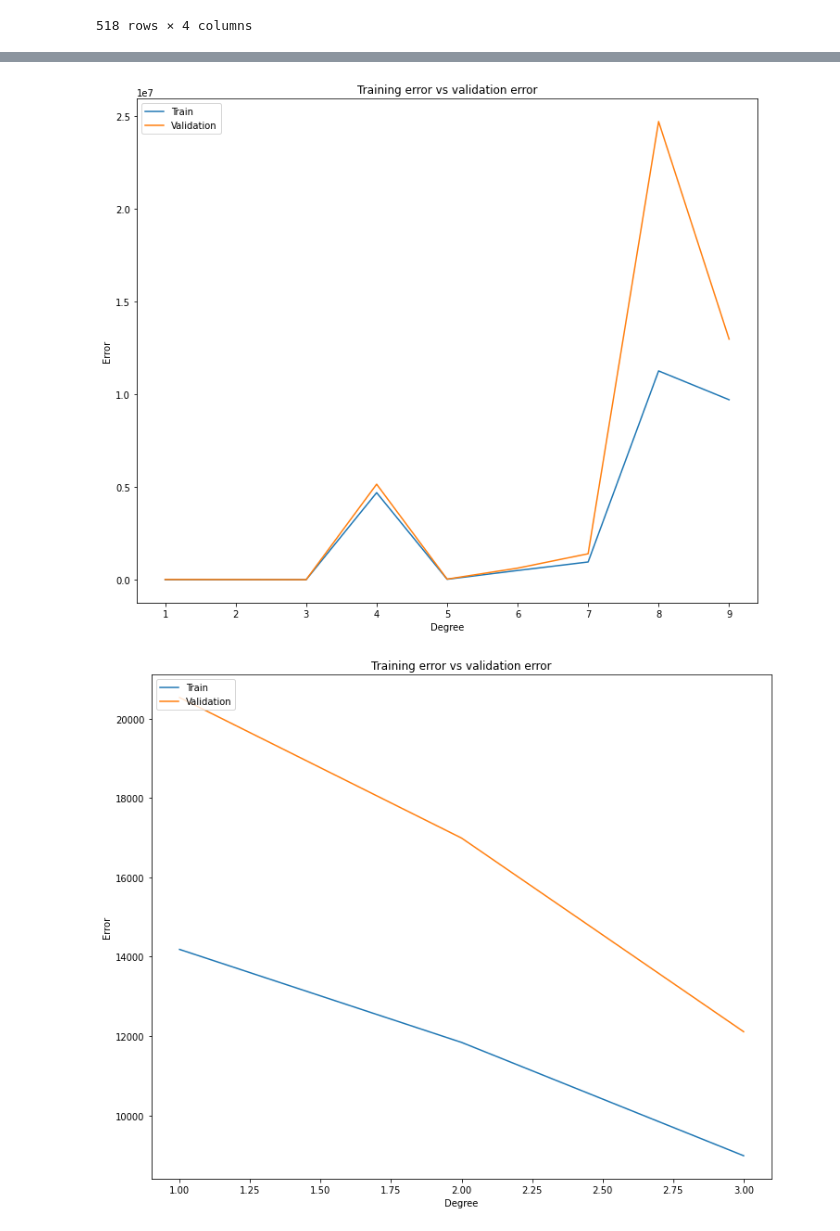
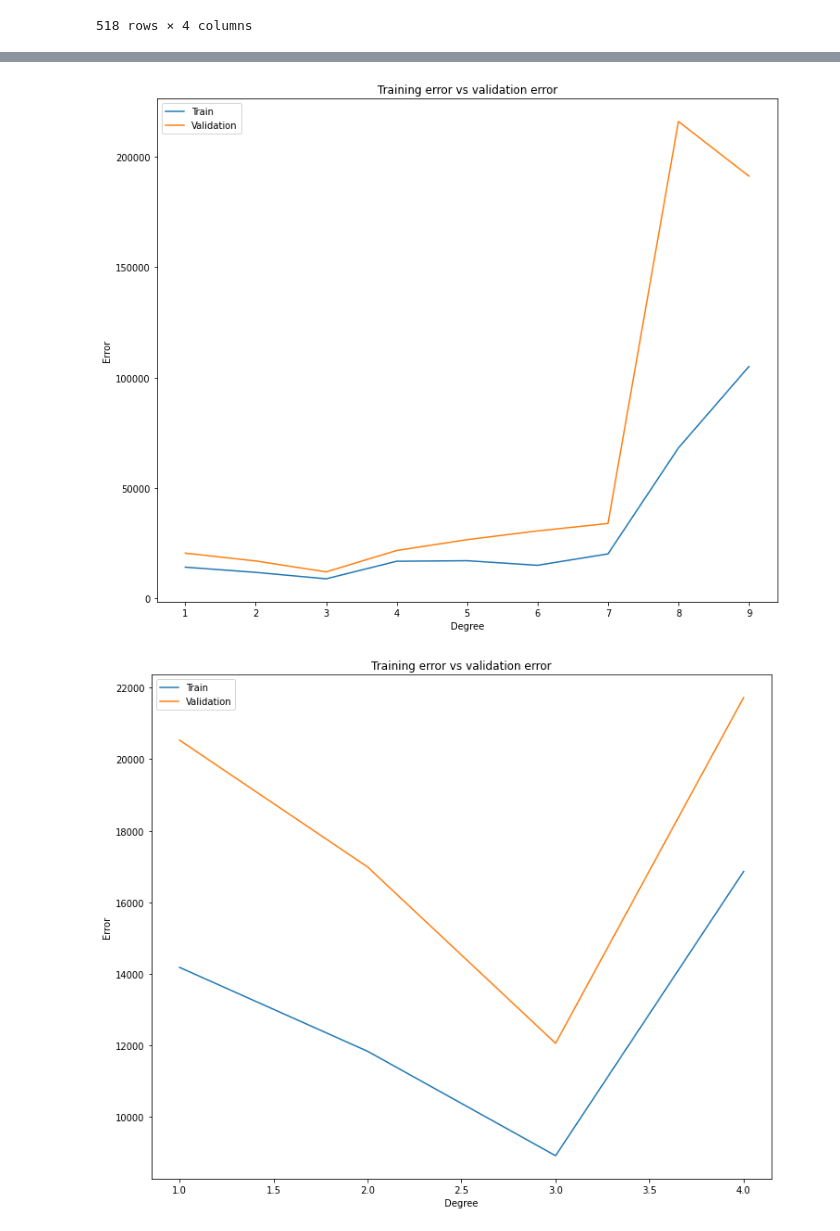
Before and after one commit to Sakkov/OMXH25-Prediction, a Jupyter notebook: Model1_Polynomial Regression.ipynb, the cells around one changed output, grey strips where cells are left out. Saved outputs shown, nothing was run; the diff lists cells and outputs as text; code cells hidden in the pictures.

```diff
--- a/Model1_Polynomial Regression.ipynb
+++ b/Model1_Polynomial Regression.ipynb
@@ -50,7 +50,7 @@ val_errors = []
 
 # Loop over the degrees
 for i, degree in enumerate(degrees):
-    lin_regr = LinearRegression(fit_intercept=False)
+    lin_regr = LinearRegression()
 
     poly = PolynomialFeatures(degree=degree)
     X_train_poly = poly.fit_transform(X_train)
@@ -92,17 +92,18 @@ plt.ylabel('Error')
 plt.title('Training error vs validation error')
 plt.show()
 # %% [output]
-[figure, old version]
+[figure, new version]
 # %%
 plt.figure(figsize=(12, 10))
 
-plt.plot(degrees[0:3], tr_errors[0:3], label = 'Train')
-plt.plot(degrees[0:3], val_errors[0:3],label = 'Validation')
+n = 4
+plt.plot(degrees[0:n], tr_errors[0:n], label = 'Train')
+plt.plot(degrees[0:n], val_errors[0:n],label = 'Validation')
 plt.legend(loc = 'upper left')
 
 plt.xlabel('Degree')
 plt.ylabel('Error')
 plt.title('Training error vs validation error')
 plt.show()
 # %% [output]
-[figure, old version]
+[figure, new version]
```
Also changed, not shown: parts of 1 cell of this notebook.
